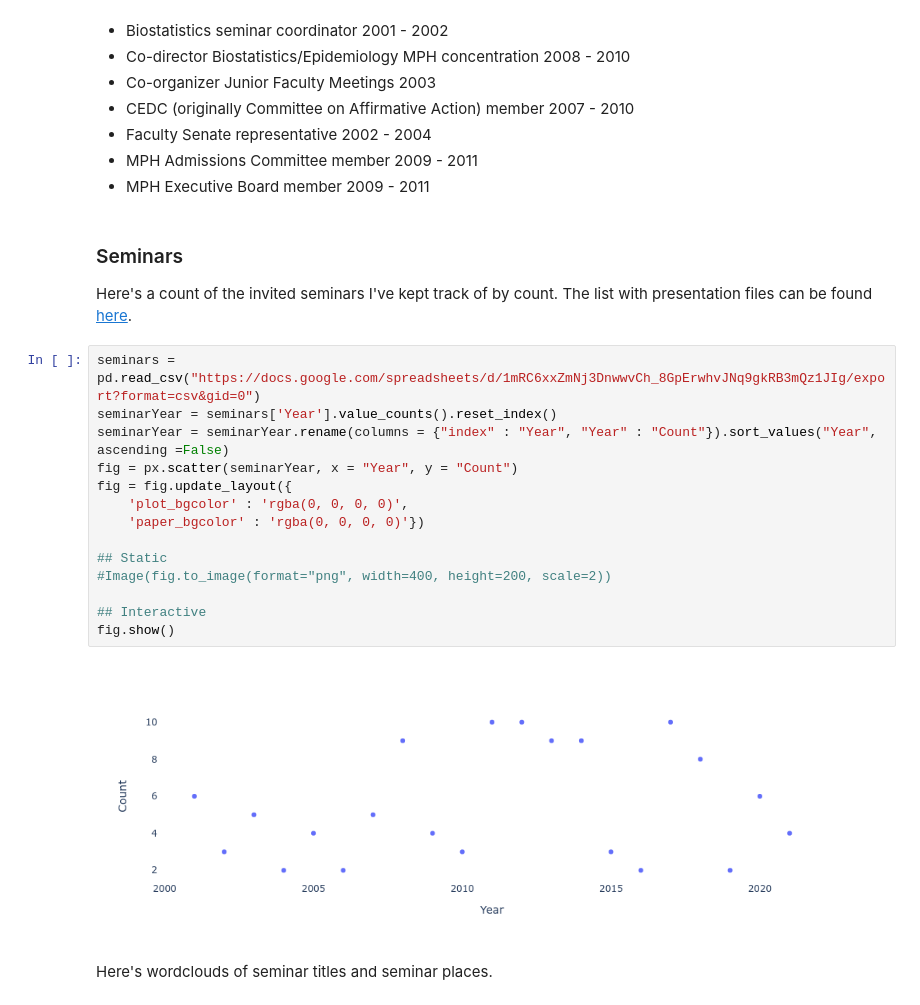
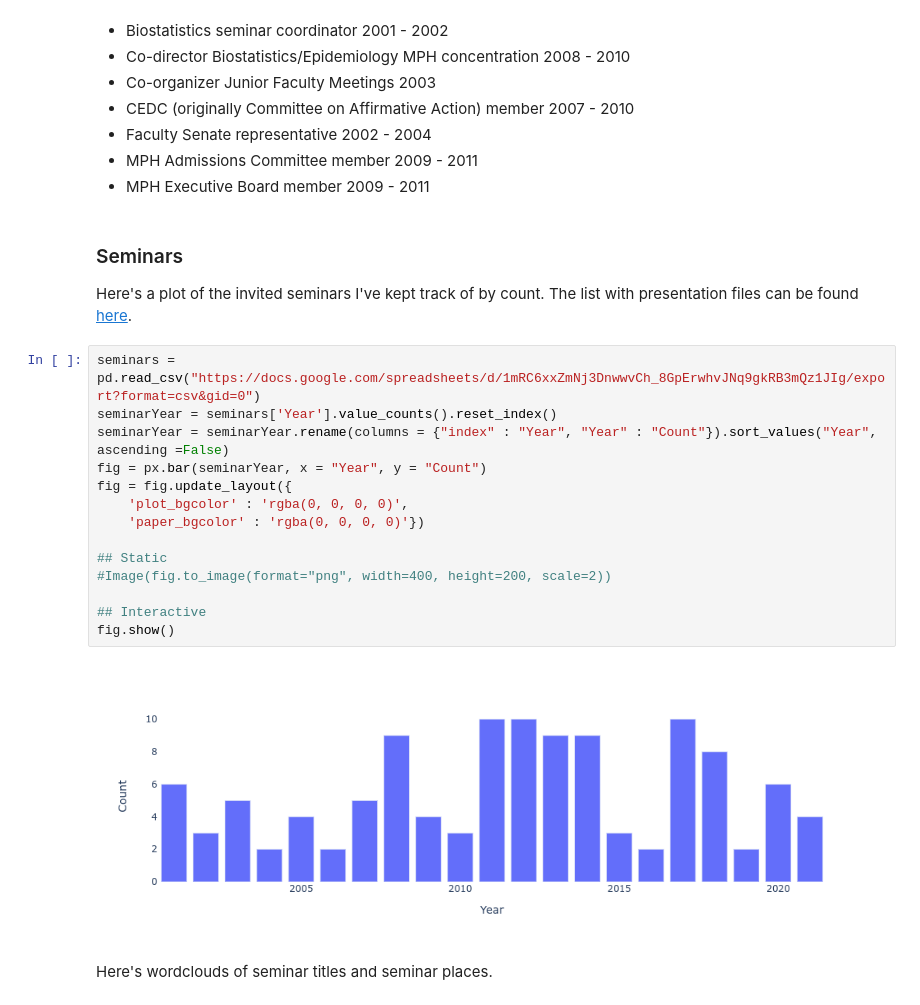
Before and after one commit to bcaffo/cv, a Jupyter notebook: cvJupyter.ipynb, the cells around one changed output. Saved outputs shown, nothing was run; the diff lists cells and outputs as text.

```diff
--- a/cvJupyter.ipynb
+++ b/cvJupyter.ipynb
@@ -346,24 +346,24 @@ Available by request
 + MPH Executive Board member 2009 -  2011
 # %% [markdown]
 ### Seminars
-Here's a count of the invited seminars I've kept track of by count. The list with presentation files can be found
+Here's a plot of the invited seminars I've kept track of by count. The list with presentation files can be found
 [here](https://docs.google.com/spreadsheets/d/1mRC6xxZmNj3DnwwvCh_8GpErwhvJNq9gkRB3mQz1JIg/edit?usp=sharing).
 # %%
 seminars = pd.read_csv("https://docs.google.com/spreadsheets/d/1mRC6xxZmNj3DnwwvCh_8GpErwhvJNq9gkRB3mQz1JIg/export?format=csv&gid=0")
 seminarYear = seminars['Year'].value_counts().reset_index()
 seminarYear = seminarYear.rename(columns = {"index" : "Year", "Year" : "Count"}).sort_values("Year", ascending =False)
-fig = px.scatter(seminarYear, x = "Year", y = "Count")
+fig = px.bar(seminarYear, x = "Year", y = "Count")
 fig = fig.update_layout({
     'plot_bgcolor' : 'rgba(0, 0, 0, 0)',
     'paper_bgcolor' : 'rgba(0, 0, 0, 0)'})
 
 ## Static
 #Image(fig.to_image(format="png", width=400, height=200, scale=2))
 
 ## Interactive
 fig.show()
 # %% [output]
-[figure, old version]
+[figure, new version]
 # %% [markdown]
 Here's wordclouds of seminar titles and seminar places.
 # %%
```
Also changed, not shown: parts of 1 cell of this notebook, 4 other files.
